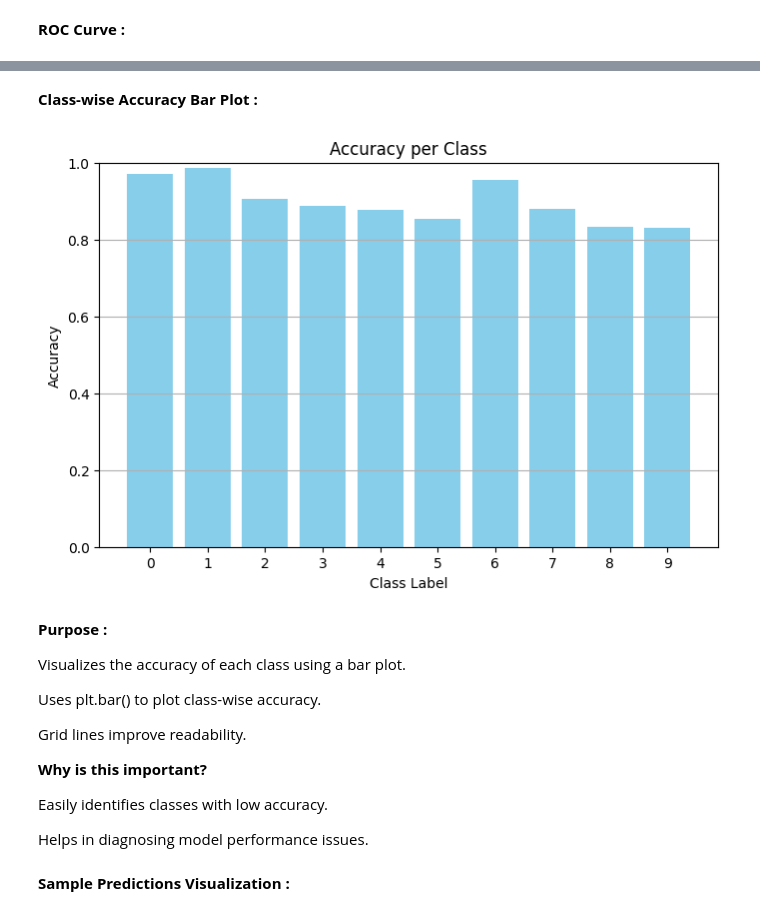
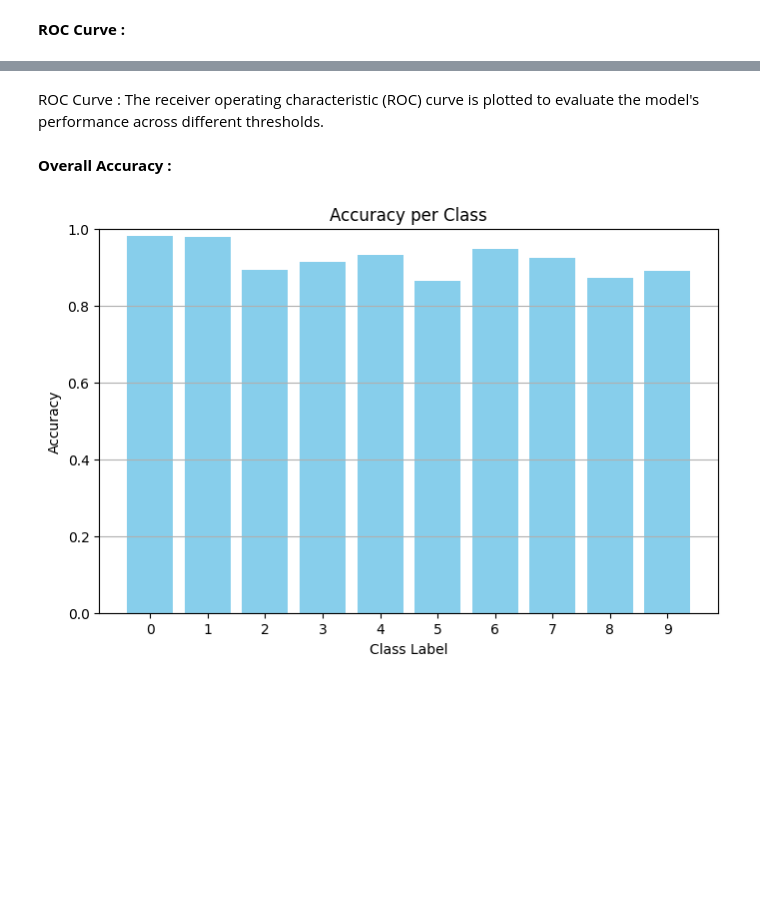
Before and after one commit to NitinVerma2027/PRML-Apr2025, a Jupyter notebook: ml_ipynb_files/random_forest.ipynb, the cells around one changed output, grey strips where cells are left out. Cells and saved outputs as stored; diff of their text form; code cells hidden in the pictures; blank space fills up the shorter version.

```diff
--- a/ml_ipynb_files/random_forest.ipynb
+++ b/ml_ipynb_files/random_forest.ipynb
@@ -391,38 +488,33 @@ plt.show()
-# %% [markdown]
-**Class-wise Accuracy Bar Plot :**
+# %% [markdown]
+
+
+ROC Curve : The receiver operating characteristic (ROC) curve is plotted to evaluate the model's performance across different thresholds.
+# %% [markdown]
+**Overall Accuracy :**
 # %%
+# Train a One-vs-Rest Logistic Regression model
+clf = OneVsRestClassifier(LogisticRegression(max_iter=1000))  # One-vs-Rest strategy with Logistic Regression
+clf.fit(X_train, y_train)  # Fit the model on the training data
+
+# Get predictions for the test set
+y_pred = clf.predict(X_test)  # Predict the labels for the test data
+
 # Compute Confusion Matrix
-conf_matrix = confusion_matrix(y_test, y_pred)
+conf_matrix = confusion_matrix(y_test, y_pred)  # Compute confusion matrix for actual vs predicted labels
 
 # Compute Accuracy per Class
-class_accuracy = conf_matrix.diagonal() / conf_matrix.sum(axis=1)
-class_accuracy = np.nan_to_num(class_accuracy)  # Replace NaN with 0 for empty classes
+class_accuracy = conf_matrix.diagonal() / conf_matrix.sum(axis=1)  # Calculate accuracy per class (diagonal / sum of rows)
+class_accuracy = np.nan_to_num(class_accuracy)  # Replace NaN values with 0 (in case of empty classes)
 
 # Plot Accuracy per Class
-plt.figure(figsize=(8, 5))
-plt.bar(range(len(class_accuracy)), class_accuracy, color="skyblue")
-plt.xlabel("Class Label")
-plt.ylabel("Accuracy")
-plt.ylim(0, 1)
-plt.title("Accuracy per Class")
-plt.xticks(range(len(class_accuracy)))
-plt.grid(axis="y")
-plt.show()
+plt.figure(figsize=(8, 5))  # Set figure size for the bar plot
+plt.bar(range(len(class_accuracy)), class_accuracy, color="skyblue")  # Create a bar chart with class labels and their accuracy
+plt.xlabel("Class Label")  # Label for the x-axis
+plt.ylabel("Accuracy")  # Label for the y-axis (accuracy)
+plt.ylim(0, 1)  # Set y-axis limits to [0, 1] for accuracy
+plt.title("Accuracy per Class")  # Set the title for the plot
+plt.xticks(range(len(class_accuracy)))  # Set x-tick positions based on the number of classes
+plt.grid(axis="y")  # Add horizontal grid lines for better readability
+plt.show()  # Display the plot
 # %% [output]
-[figure, old version]
+[figure, new version]
-# %% [markdown]
-**Purpose :**
-
-Visualizes the accuracy of each class using a bar plot.
-
-Uses plt.bar() to plot class-wise accuracy.
-
-Grid lines improve readability.
-
-**Why is this important?**
-
-Easily identifies classes with low accuracy.
-
-Helps in diagnosing model performance issues.
-# %% [markdown]
-**Sample Predictions Visualization :**
```
Also changed, not shown: parts of 43 cells of this notebook.
